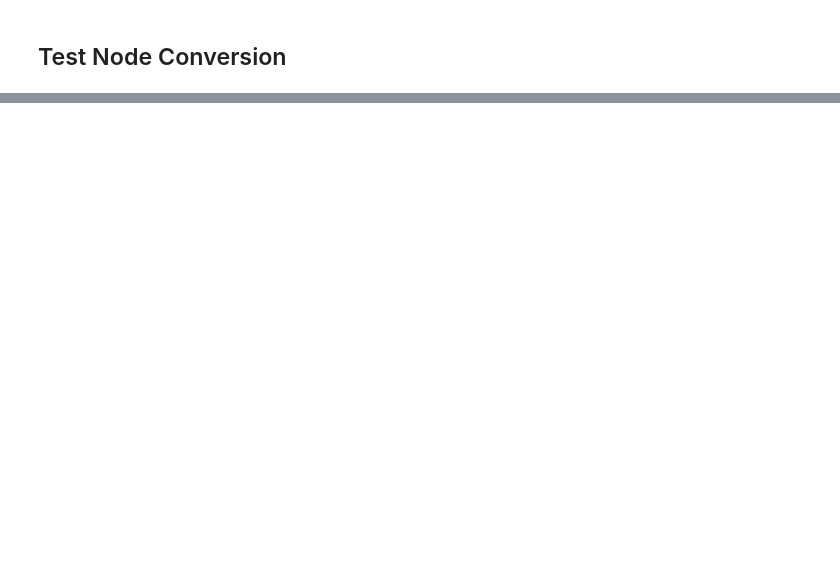
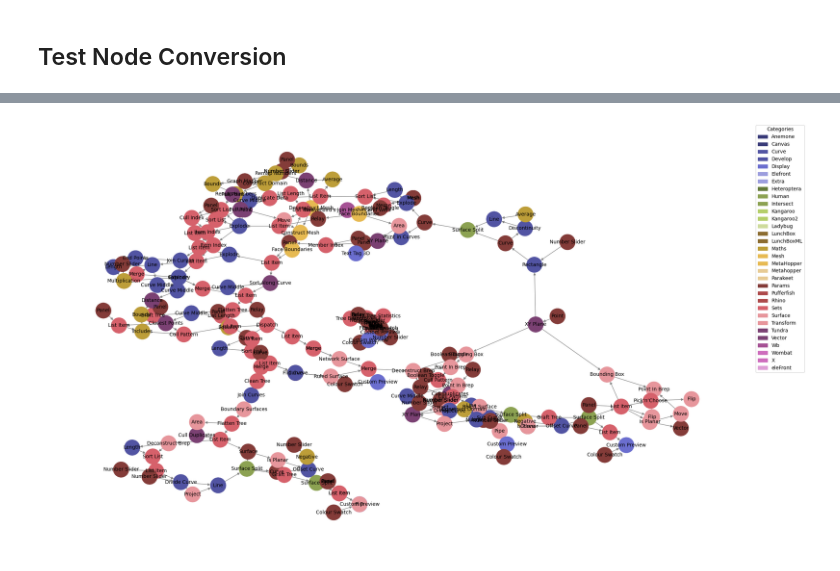
Before and after one commit to metajos/GH_Graph_Learning, a Jupyter notebook: extractor.ipynb, the cells around one changed output, grey strips where cells are left out. Drawn from its saved outputs; the diff is of its cells as text; code cells hidden in the pictures; blank space fills up the shorter version.

```diff
--- a/extractor.ipynb
+++ b/extractor.ipynb
@@ -434,0 +792,8 @@ if run_preprocessing:
+# %%
+file = r"C:\Users\jossi\Dropbox\Office_Work\Jos\GH_Graph_Learning\TTD\missing comps\missingcomps.gh"
+doc = GHProcessor.get_ghdoc(str(file))
+canvas = Canvas("canvas", doc, env)
+gh_graph = GHGraph_(canvas)
+gh_graph.show_graph()
+# %% [output]
+[figure, added]
```
Also changed, not shown: parts of 17 cells of this notebook, 1 other file.
